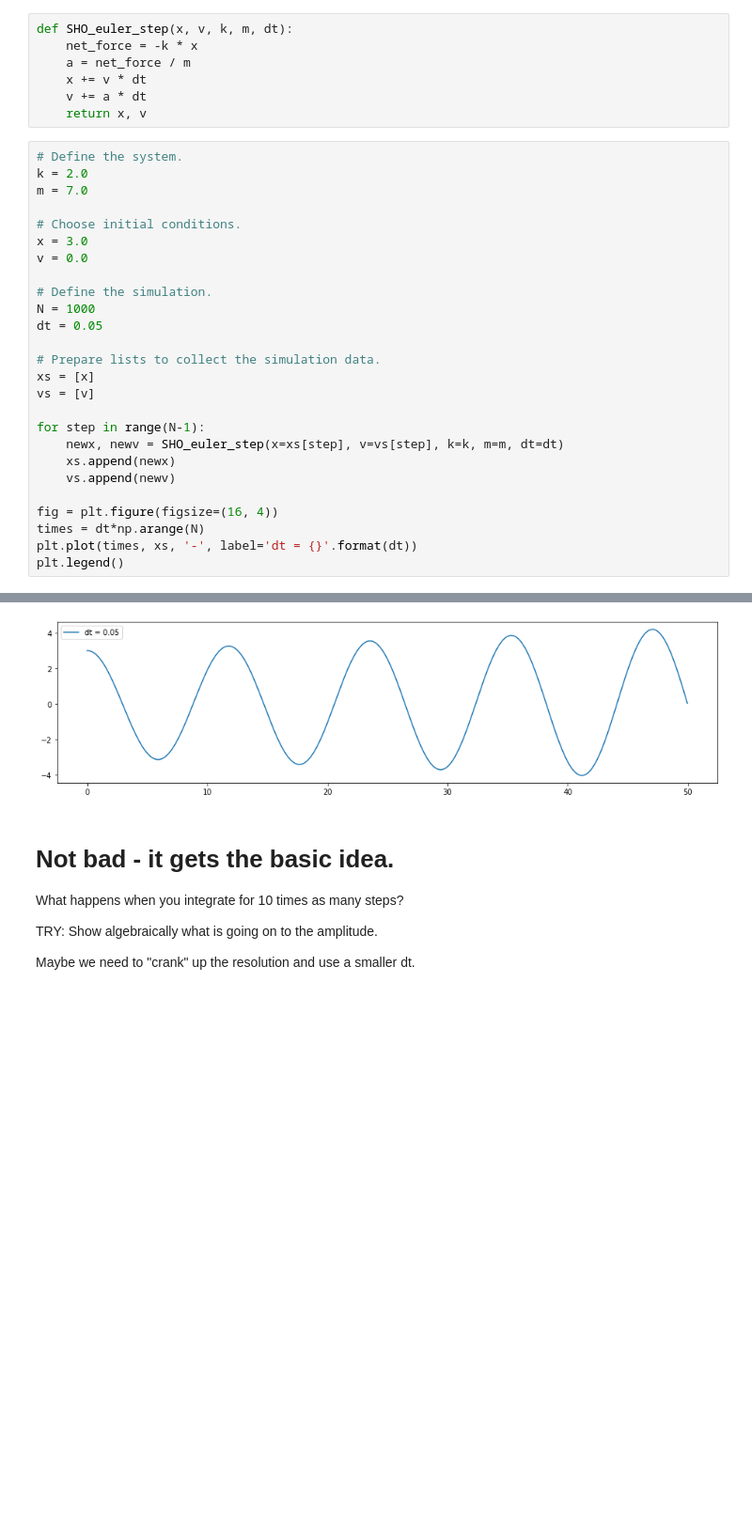
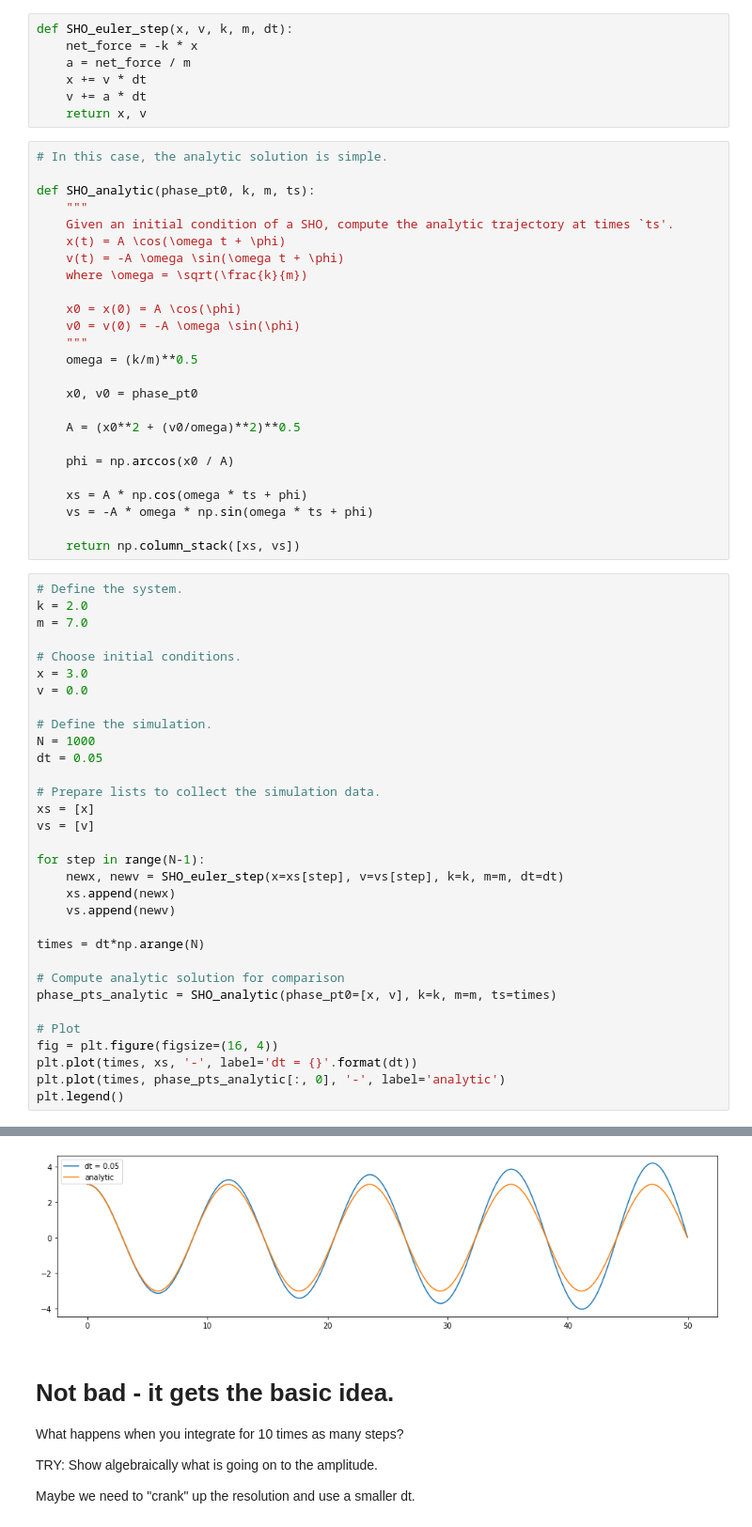
Before and after one commit to mohnjahoney/REU_physics, a Jupyter notebook: molecular_dynamics/molecular dynamics.ipynb, the cells around one changed output, grey strips where cells are left out. Shown at 94% size. Cells and saved outputs as stored; diff of their text form; blank space fills up the shorter version.

```diff
--- a/molecular_dynamics/molecular dynamics.ipynb
+++ b/molecular_dynamics/molecular dynamics.ipynb
@@ -40,35 +40,66 @@ def SHO_euler_step(x, v, k, m, dt):
     x += v * dt
     v += a * dt
     return x, v
+# %%
+# In this case, the analytic solution is simple.
+
+def SHO_analytic(phase_pt0, k, m, ts):
+    """
+    Given an initial condition of a SHO, compute the analytic trajectory at times `ts'.
+    x(t) = A \cos(\omega t + \phi)
+    v(t) = -A \omega \sin(\omega t + \phi)
+    where \omega = \sqrt(\frac{k}{m})
+
+    x0 = x(0) = A \cos(\phi)
+    v0 = v(0) = -A \omega \sin(\phi)
+    """
+    omega = (k/m)**0.5
+
+    x0, v0 = phase_pt0
+
+    A = (x0**2 + (v0/omega)**2)**0.5
+
+    phi = np.arccos(x0 / A)
+
+    xs = A * np.cos(omega * ts + phi)
+    vs = -A * omega * np.sin(omega * ts + phi)
+
+    return np.column_stack([xs, vs])
 # %%
 # Define the system.
 k = 2.0
 m = 7.0
 
 # Choose initial conditions.
 x = 3.0
 v = 0.0
 
 # Define the simulation.
 N = 1000
 dt = 0.05
 
 # Prepare lists to collect the simulation data.
 xs = [x]
 vs = [v]
 
 for step in range(N-1):
     newx, newv = SHO_euler_step(x=xs[step], v=vs[step], k=k, m=m, dt=dt)
     xs.append(newx)
     vs.append(newv)
 
+times = dt*np.arange(N)
+
+# Compute analytic solution for comparison
+phase_pts_analytic = SHO_analytic(phase_pt0=[x, v], k=k, m=m, ts=times)
+
+# Plot
 fig = plt.figure(figsize=(16, 4))
-times = dt*np.arange(N)
 plt.plot(times, xs, '-', label='dt = {}'.format(dt))
+plt.plot(times, phase_pts_analytic[:, 0], '-', label='analytic')
 plt.legend()
 # %% [output]
 <matplotlib.legend.Legend at 0x...>
-[figure, old version]
+[figure, new version]
 # %% [markdown]
 # Not bad - it gets the basic idea.
 
```
Also changed, not shown: parts of 20 cells of this notebook.
